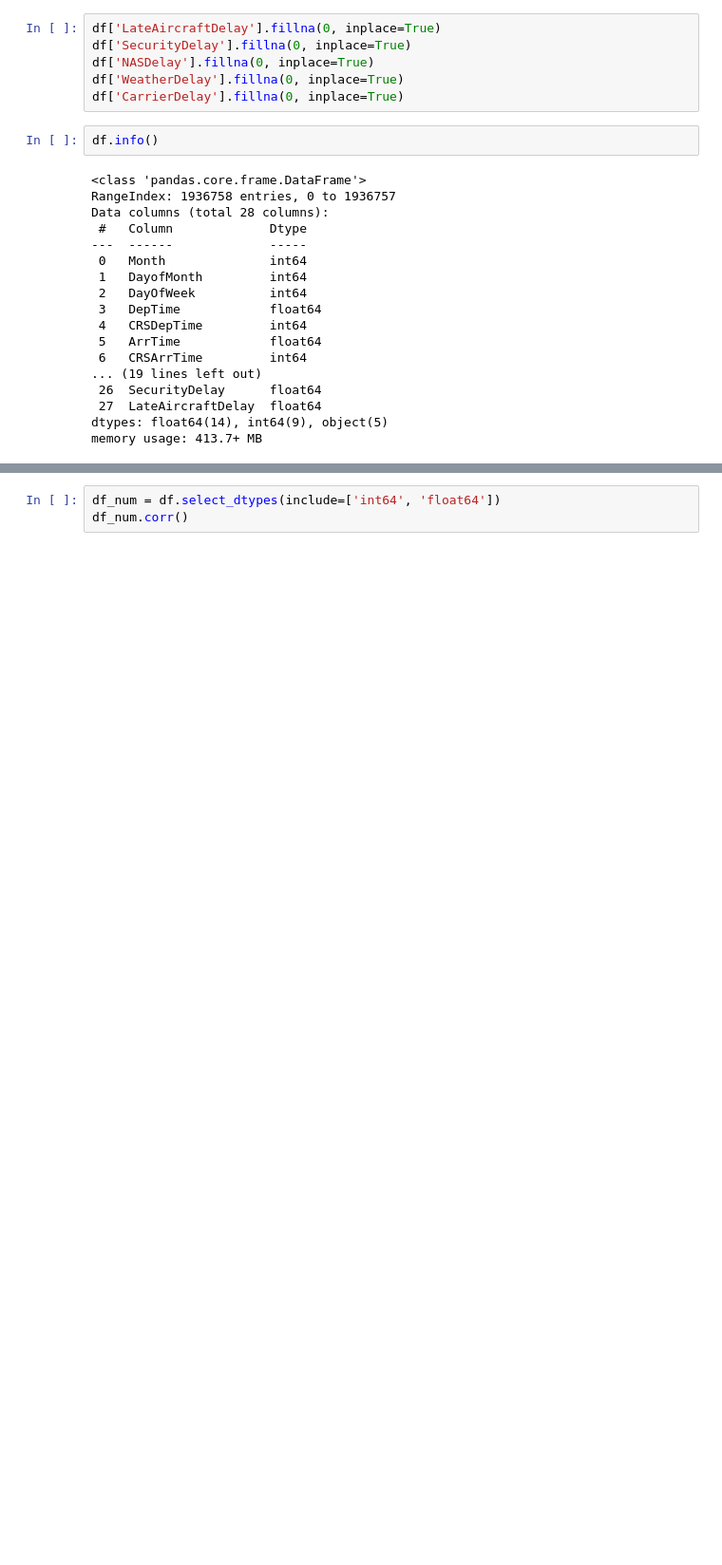
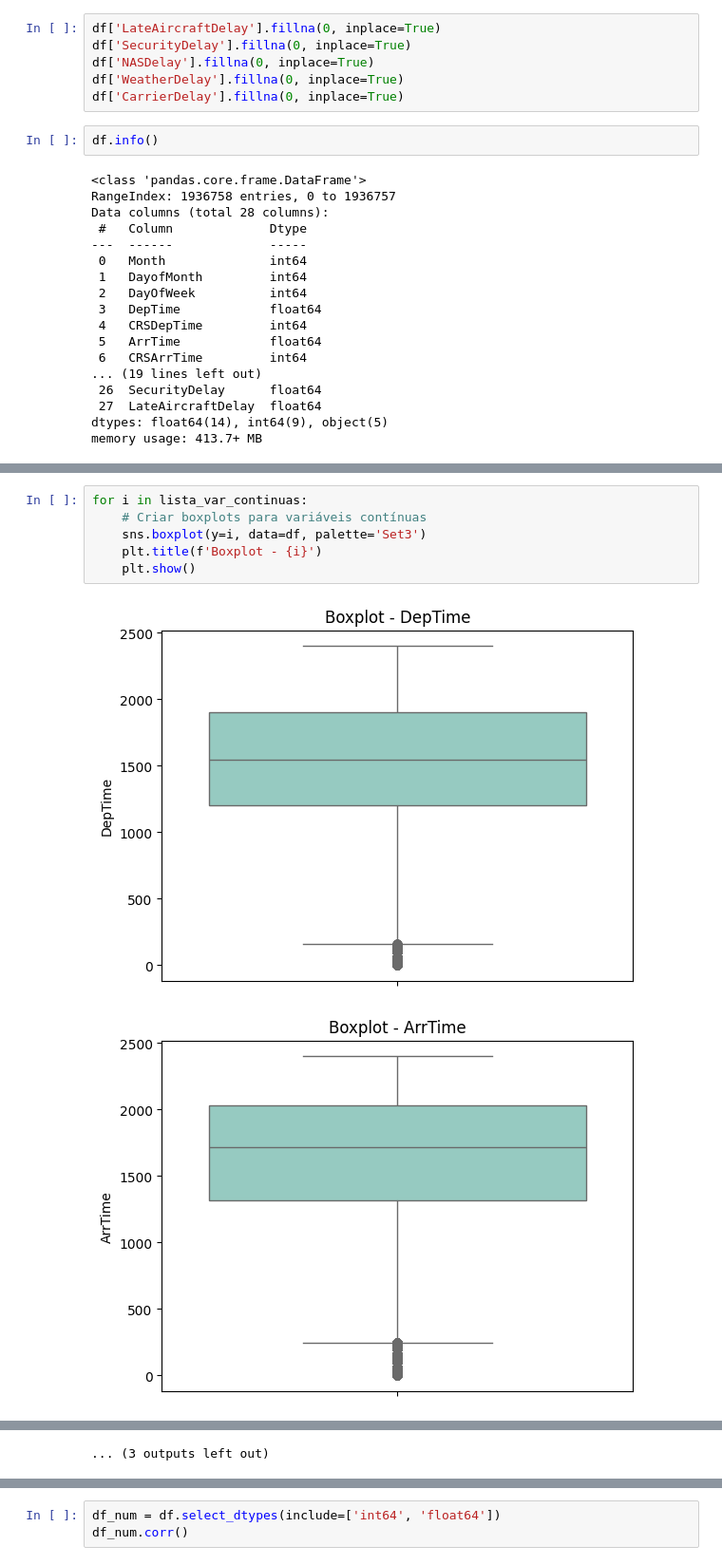
Before and after one commit to AdrielyZBoller/Projeto_Mod05_Ada_VemSerTech, a Jupyter notebook: projeto.ipynb, the cells around one changed output, grey strips where cells are left out. Shown at 95% size. Saved outputs shown, nothing was run; the diff lists cells and outputs as text; blank space fills up the shorter version.

```diff
--- a/projeto.ipynb
+++ b/projeto.ipynb
@@ -188,0 +251,9 @@ memory usage: 413.7+ MB
+# %%
+for i in lista_var_continuas:
+    # Criar boxplots para variáveis contínuas
+    sns.boxplot(y=i, data=df, palette='Set3')
+    plt.title(f'Boxplot - {i}')
+    plt.show()
+# %% [output]
+[figure, added]
+[figure, added]
@@ -188,0 +270 @@ memory usage: 413.7+ MB
+... (3 outputs left out)
```
Also changed, not shown: parts of 16 cells of this notebook, 1 other file.
